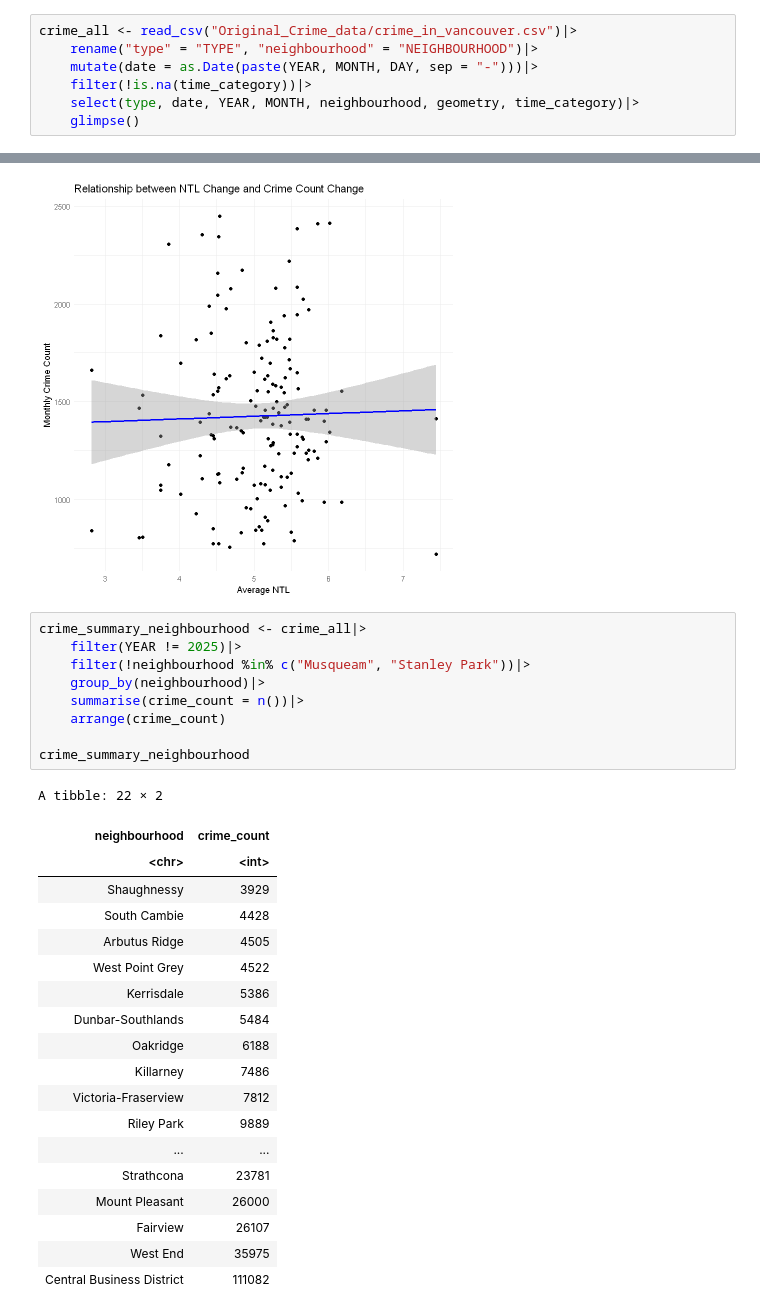
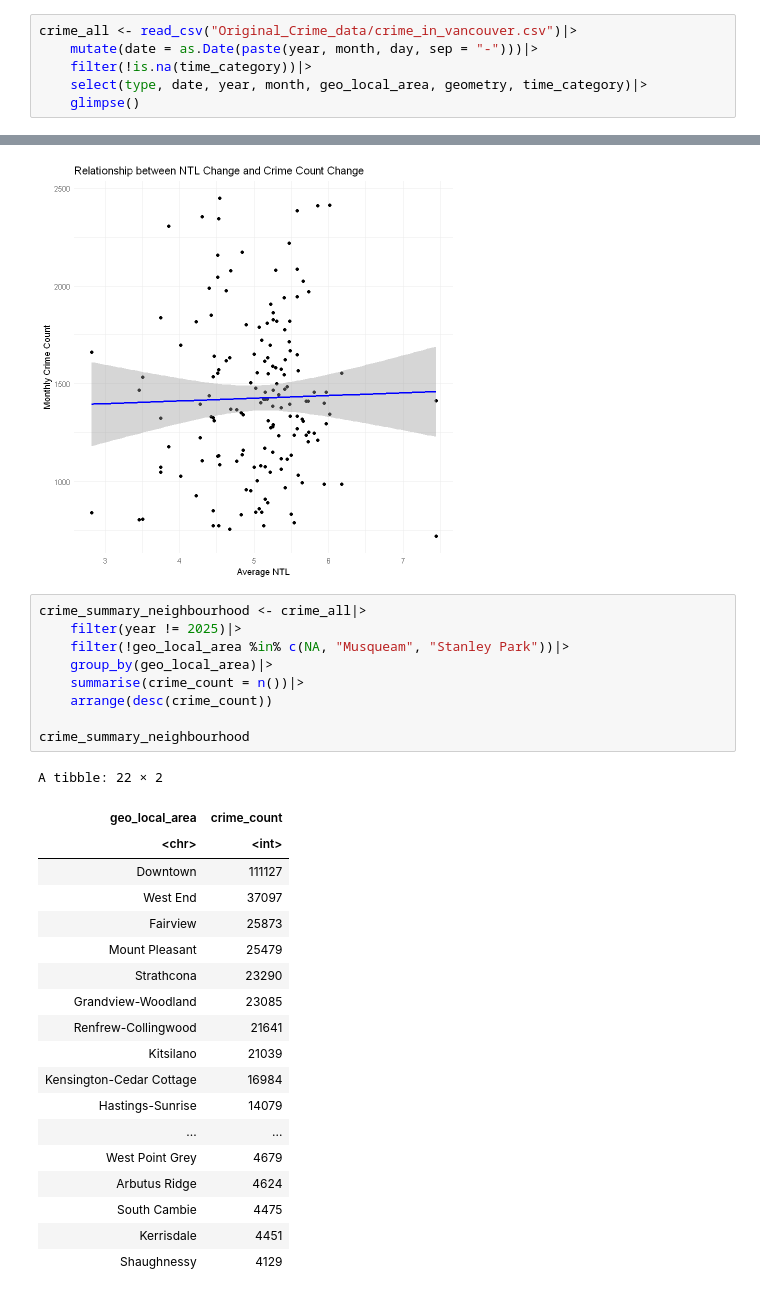
Before and after one commit to Irene-Berezin/econ_398_project, a Jupyter notebook: crime_fact.ipynb, the cells around one changed output, grey strips where cells are left out. Saved outputs shown, nothing was run; the diff lists cells and outputs as text.

Commit message:
updated crime data by official geolocal boundary

```diff
--- a/crime_fact.ipynb
+++ b/crime_fact.ipynb
@@ -23,9 +23,8 @@ The following objects are masked from 'package:base':
     as.Date, as.Date.numeric
 # %%
 crime_all <- read_csv("Original_Crime_data/crime_in_vancouver.csv")|>
-    rename("type" = "TYPE", "neighbourhood" = "NEIGHBOURHOOD")|>
-    mutate(date = as.Date(paste(YEAR, MONTH, DAY, sep = "-")))|>
+    mutate(date = as.Date(paste(year, month, day, sep = "-")))|>
     filter(!is.na(time_category))|>
-    select(type, date, YEAR, MONTH, neighbourhood, geometry, time_category)|>
+    select(type, date, year, month, geo_local_area, geometry, time_category)|>
     glimpse()
 # %% [output]
@@ -240,30 +242,30 @@ F-statistic: 0.08709 on 1 and 154 DF,  p-value: 0.7683
 [figure]
 # %%
 crime_summary_neighbourhood <- crime_all|>
-    filter(YEAR != 2025)|>
-    filter(!neighbourhood %in% c("Musqueam", "Stanley Park"))|>
-    group_by(neighbourhood)|>
+    filter(year != 2025)|>
+    filter(!geo_local_area %in% c(NA, "Musqueam", "Stanley Park"))|>
+    group_by(geo_local_area)|>
     summarise(crime_count = n())|>
-    arrange(crime_count)
+    arrange(desc(crime_count))
 
 crime_summary_neighbourhood
 # %% [output]
 A tibble: 22 × 2
-| neighbourhood | crime_count |
+| geo_local_area | crime_count |
 | <chr> | <int> |
-| Shaughnessy | 3929 |
-| South Cambie | 4428 |
-| Arbutus Ridge | 4505 |
-| West Point Grey | 4522 |
-| Kerrisdale | 5386 |
-| Dunbar-Southlands | 5484 |
-| Oakridge | 6188 |
-| Killarney | 7486 |
-| Victoria-Fraserview | 7812 |
-| Riley Park | 9889 |
+| Downtown | 111127 |
+| West End | 37097 |
+| Fairview | 25873 |
+| Mount Pleasant | 25479 |
+| Strathcona | 23290 |
+| Grandview-Woodland | 23085 |
+| Renfrew-Collingwood | 21641 |
+| Kitsilano | 21039 |
+| Kensington-Cedar Cottage | 16984 |
+| Hastings-Sunrise | 14079 |
 | ... | ... |
-| Strathcona | 23781 |
-| Mount Pleasant | 26000 |
-| Fairview | 26107 |
-| West End | 35975 |
-| Central Business District | 111082 |
+| West Point Grey | 4679 |
+| Arbutus Ridge | 4624 |
+| South Cambie | 4475 |
+| Kerrisdale | 4451 |
+| Shaughnessy | 4129 |
```
Also changed, not shown: parts of 4 cells of this notebook, 5 other files.
